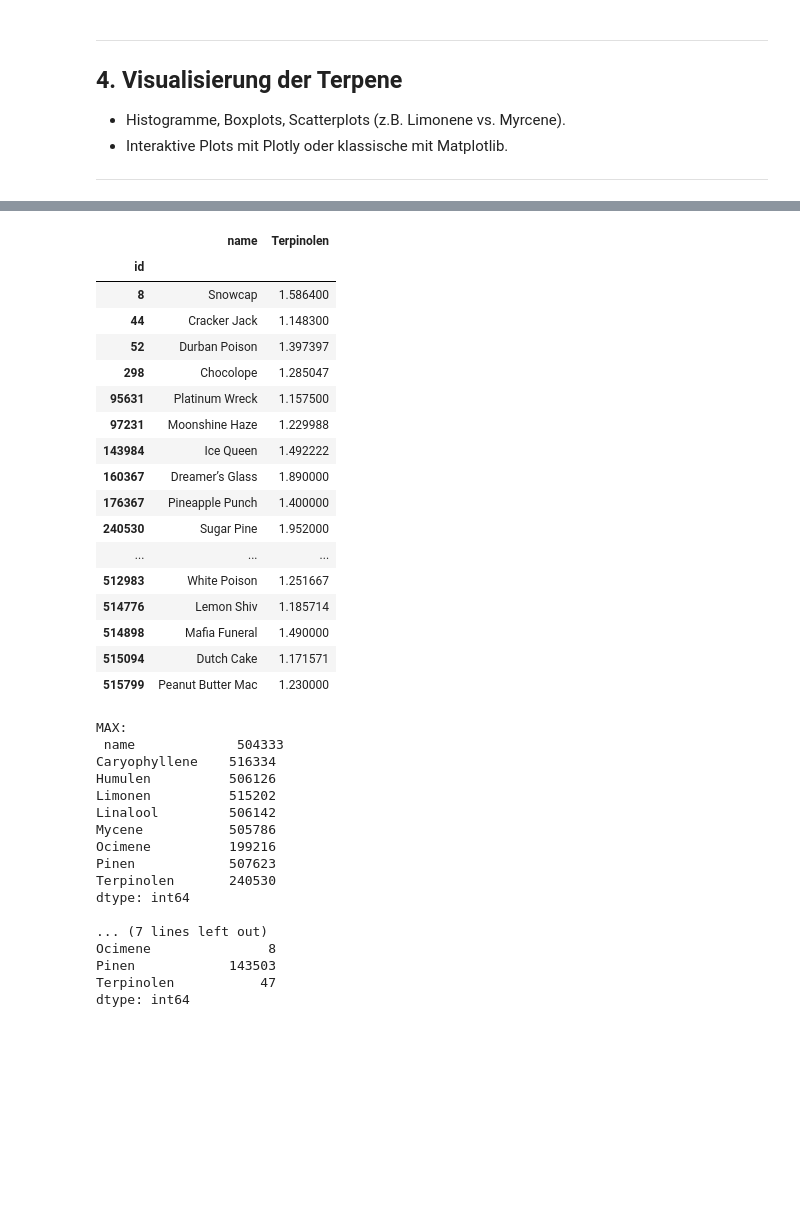
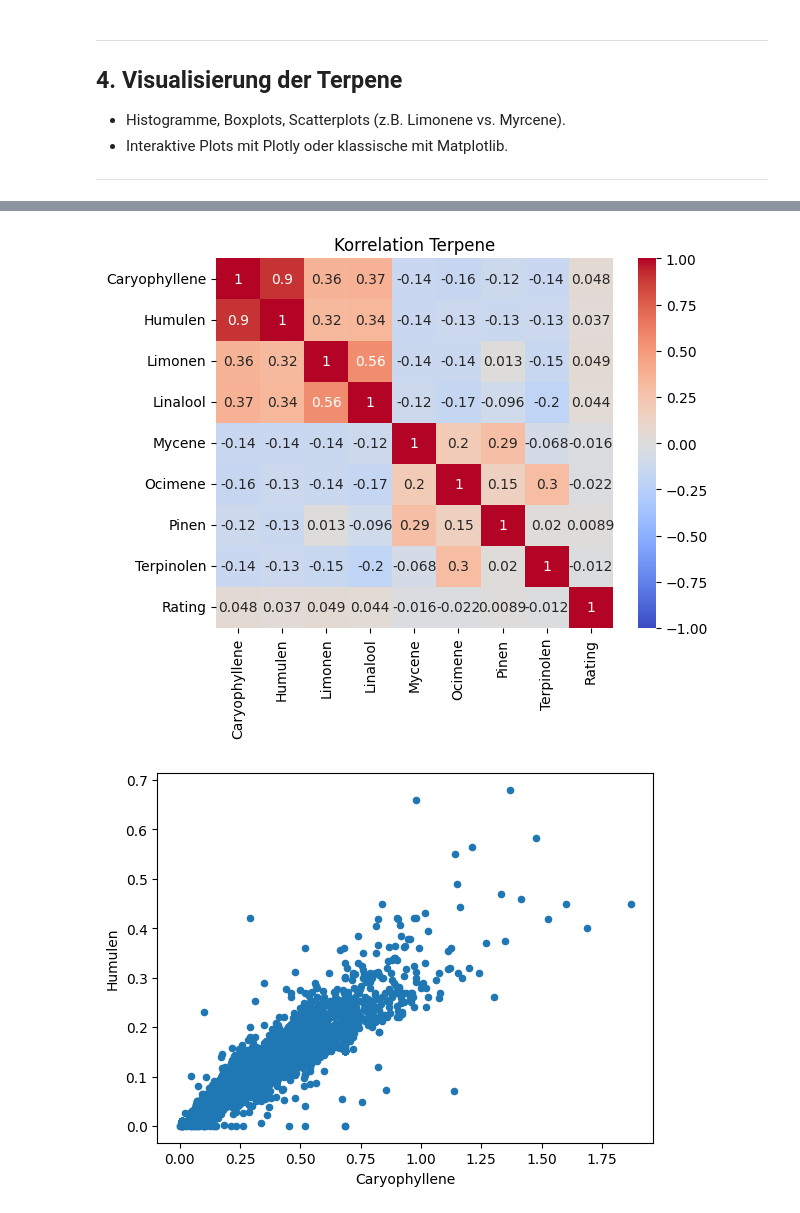
Before and after one commit to systm-spec/Leafly-Strains, a Jupyter notebook: cluster/001_terpene.ipynb, the cells around one changed output, grey strips where cells are left out. Saved outputs shown, nothing was run; the diff lists cells and outputs as text; code cells hidden in the pictures; blank space fills up the shorter version.

```diff
--- a/cluster/001_terpene.ipynb
+++ b/cluster/001_terpene.ipynb
@@ -323,43 +378,13 @@ df_terpenes[df_terpenes["Pinen"] > df_terpenes["Pinen"].quantile(0.99)][
-# %%
-df_terpenes[df_terpenes["Terpinolen"] > df_terpenes["Terpinolen"].quantile(0.99)][
-    ["name", "Terpinolen"]
-]
-# %% [output]
-|  | name | Terpinolen |
-| id |  |  |
-| 8 | Snowcap | 1.586400 |
-| 44 | Cracker Jack | 1.148300 |
-| 52 | Durban Poison | 1.397397 |
-| 298 | Chocolope | 1.285047 |
-| 95631 | Platinum Wreck | 1.157500 |
-| 97231 | Moonshine Haze | 1.229988 |
-| 143984 | Ice Queen | 1.492222 |
-| 160367 | Dreamer’s Glass | 1.890000 |
-| 176367 | Pineapple Punch | 1.400000 |
-| 240530 | Sugar Pine | 1.952000 |
-| ... | ... | ... |
-| 512983 | White Poison | 1.251667 |
-| 514776 | Lemon Shiv | 1.185714 |
-| 514898 | Mafia Funeral | 1.490000 |
-| 515094 | Dutch Cake | 1.171571 |
-| 515799 | Peanut Butter Mac | 1.230000 |
-# %%
-print("MAX:  \n", df_terpenes.idxmax(), "\n\nMIN:  \n", df_terpenes.idxmin())
-# %% [output]
-MAX:
- name             504333
-Caryophyllene    516334
-Humulen          506126
-Limonen          515202
-Linalool         506142
-Mycene           505786
-Ocimene          199216
-Pinen            507623
-Terpinolen       240530
-dtype: int64
-
-... (7 lines left out)
-Ocimene               8
-Pinen            143503
-Terpinolen           47
-dtype: int64
+# %%
+# Mögliche Korrelationen: Heatmap
+sns.heatmap(df_terpenes.corr(numeric_only=True), annot=True, cmap="coolwarm", vmin=-1.0)
+plt.title("Korrelation Terpene")
+plt.show()
+# %% [output]
+[figure, added]
+# %%
+# Mögliche Korrelation zwischen Caryophyllene und Humulen
+df_terpenes.plot.scatter(x="Caryophyllene", y="Humulen")
+plt.show()
+# %% [output]
+[figure, added]
```
Also changed, not shown: parts of 28 cells of this notebook, 3 other files.
